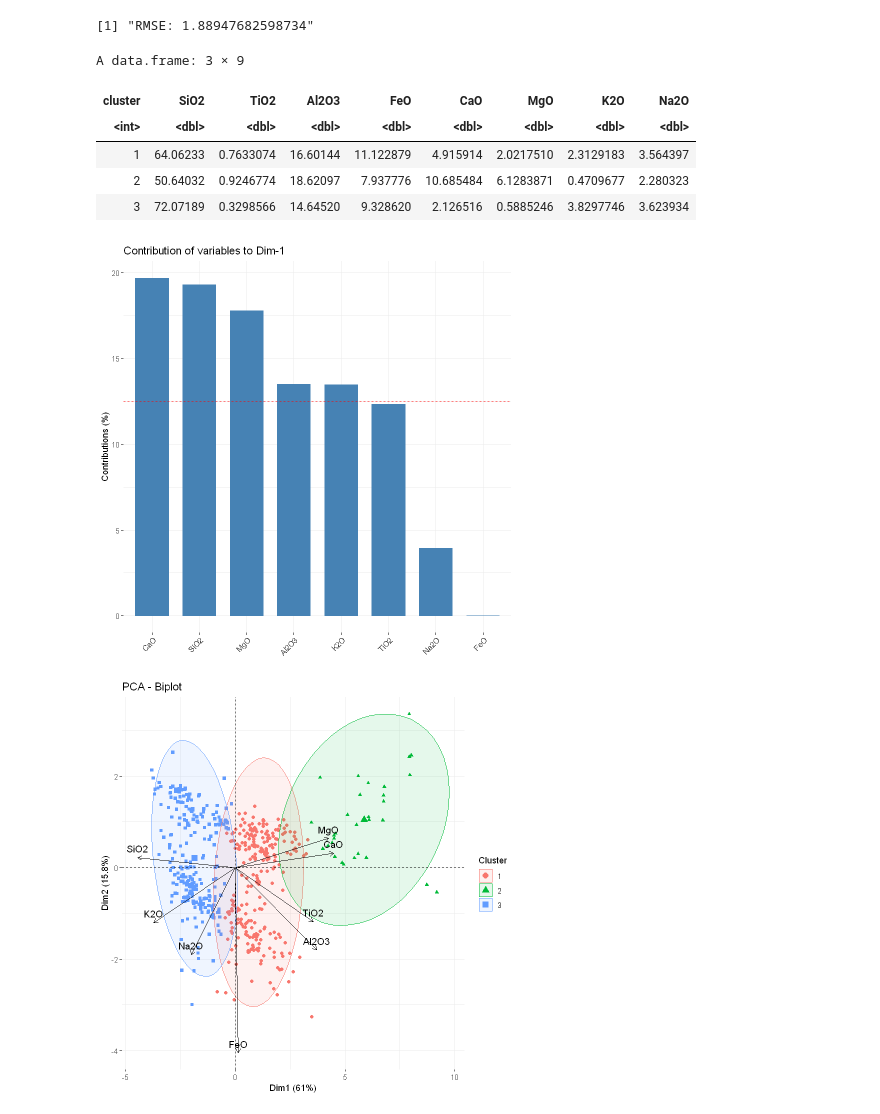
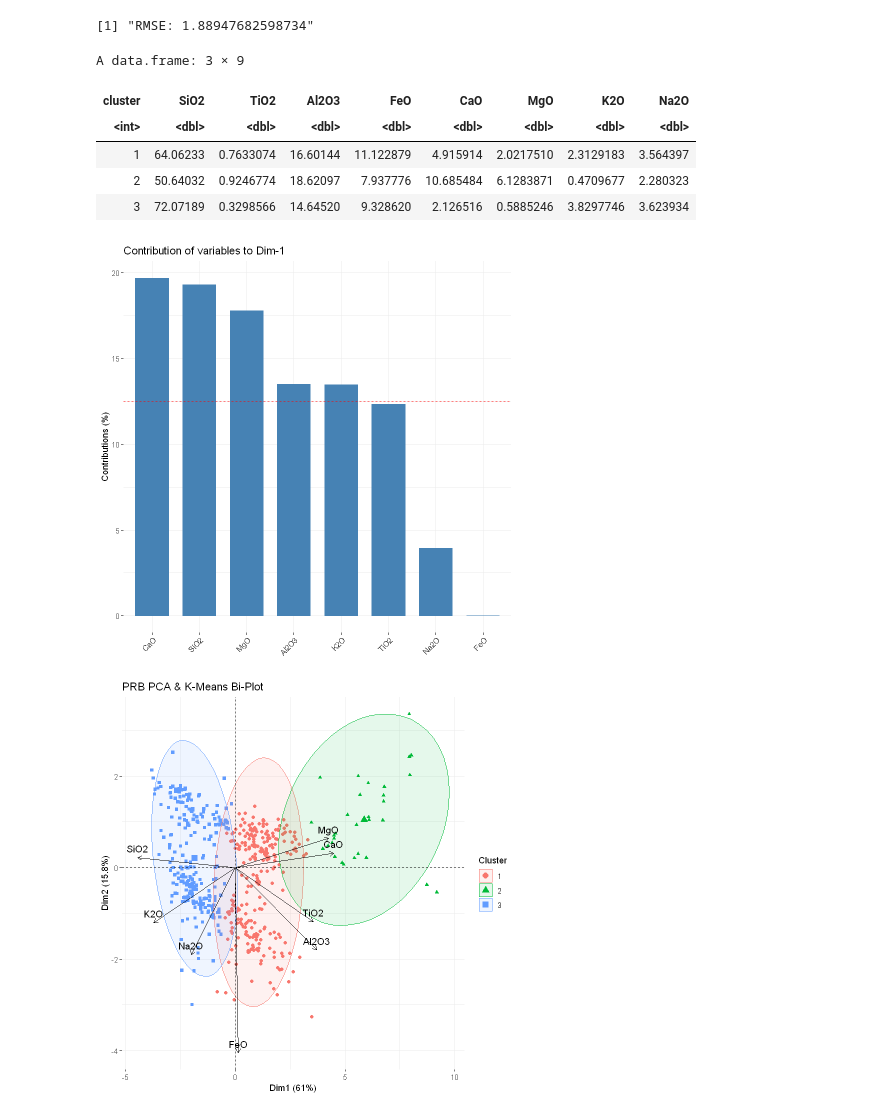
Before and after one commit to miromanestar/LomaGeology, a Jupyter notebook: notebooks/r_pca_prb.ipynb, the cells around one changed output. Cells and saved outputs as stored; diff of their text form; code cells hidden in the pictures.

```diff
--- a/notebooks/r_pca_prb.ipynb
+++ b/notebooks/r_pca_prb.ipynb
@@ -102,40 +89,33 @@ sprintf('RMSE: %s', rmse_ind)
 
 clusters <- data.frame(cluster = km_ind$cluster, data)
 averages <- aggregate(clusters[,-1], list(cluster = km_ind$cluster), mean)
 averages
 
 for (i in 1:dim) {
 
   print(fviz_contrib(pca, choice = "var", axes = i))
 
   for (k in 1:dim) {
     if (k <= i) next
 
     print(fviz_pca(pca,
       col.ind = km_ind.grp,
       col.var = 'black',
       geom.ind = "point",
       addEllipses = TRUE,
       legend.title = "Cluster",
-      axes = c(i, k)
+      axes = c(i, k),
+      title = 'PRB PCA & K-Means Bi-Plot'
     ))
-
-    # print(fviz_pca_var(
-    #   pca,
-    #   col.var = 'cos2',
-    #   gradient.cols = c('#00AFBB', '#E7B800', '#FC4E07'),
-    #   repel = TRUE,
-    #   axes = c(i, k)
-    # ))
   }
 }
 # %% [output]
 [1] "RMSE: 1.88947682598734"
 A data.frame: 3 × 9
 | cluster | SiO2 | TiO2 | Al2O3 | FeO | CaO | MgO | K2O | Na2O |
 | <int> | <dbl> | <dbl> | <dbl> | <dbl> | <dbl> | <dbl> | <dbl> | <dbl> |
 | 1 | 64.06233 | 0.7633074 | 16.60144 | 11.122879 | 4.915914 | 2.0217510 | 2.3129183 | 3.564397 |
 | 2 | 50.64032 | 0.9246774 | 18.62097 | 7.937776 | 10.685484 | 6.1283871 | 0.4709677 | 2.280323 |
 | 3 | 72.07189 | 0.3298566 | 14.64520 | 9.328620 | 2.126516 | 0.5885246 | 3.8297746 | 3.623934 |
 [figure]
-[figure, old version]
+[figure, new version]
```
Also changed, not shown: parts of 4 cells of this notebook, 3 other files.
